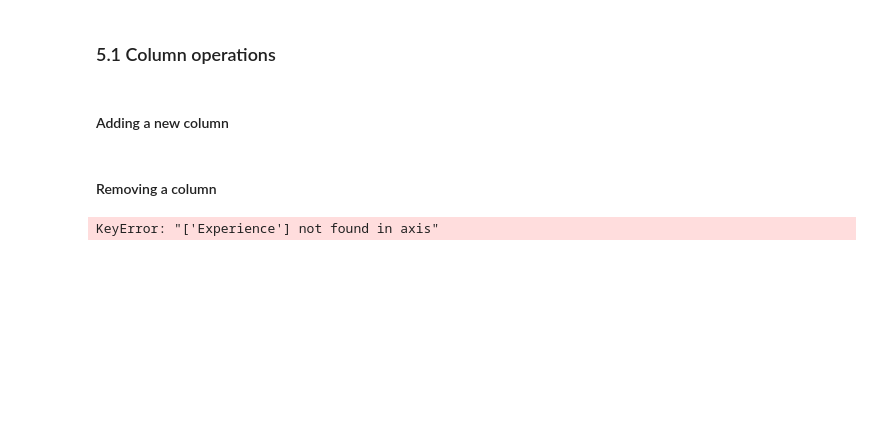
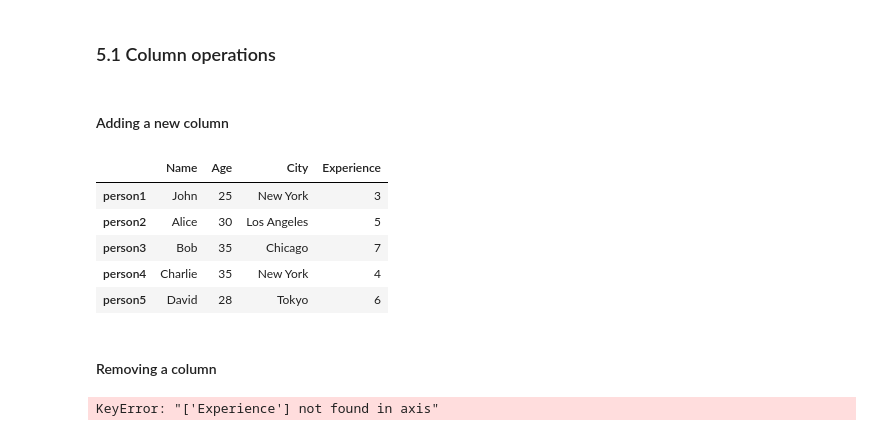
Before and after one commit to Oleksandr-Uvarov/P2-coursematerial-2425, a Jupyter notebook: 05-data-processing/02-pandas/2.3-pandas_dataframes/pandas_dataframes.ipynb, the cells around one changed output. Saved outputs shown, nothing was run; the diff lists cells and outputs as text; code cells hidden in the pictures; blank space fills up the shorter version.

```diff
--- a/05-data-processing/02-pandas/2.3-pandas_dataframes/pandas_dataframes.ipynb
+++ b/05-data-processing/02-pandas/2.3-pandas_dataframes/pandas_dataframes.ipynb
@@ -257,8 +284,16 @@ Pandas provides a plethora of built-in methods and functions for performing vari
 #### Adding a new column
 # %%
 # Adding a new column
-df['Experience'] = [3, 5, 7, 4, 6, 7]
+df['Experience'] = [3, 5, 7, 4, 6]
+
 df
+# %% [output]
+|  | Name | Age | City | Experience |
+| person1 | John | 25 | New York | 3 |
+| person2 | Alice | 30 | Los Angeles | 5 |
+| person3 | Bob | 35 | Chicago | 7 |
+| person4 | Charlie | 35 | New York | 4 |
+| person5 | David | 28 | Tokyo | 6 |
 # %% [markdown]
 #### Removing a column
 # %%
```
Also changed, not shown: parts of 7 cells of this notebook, 1 other file.
